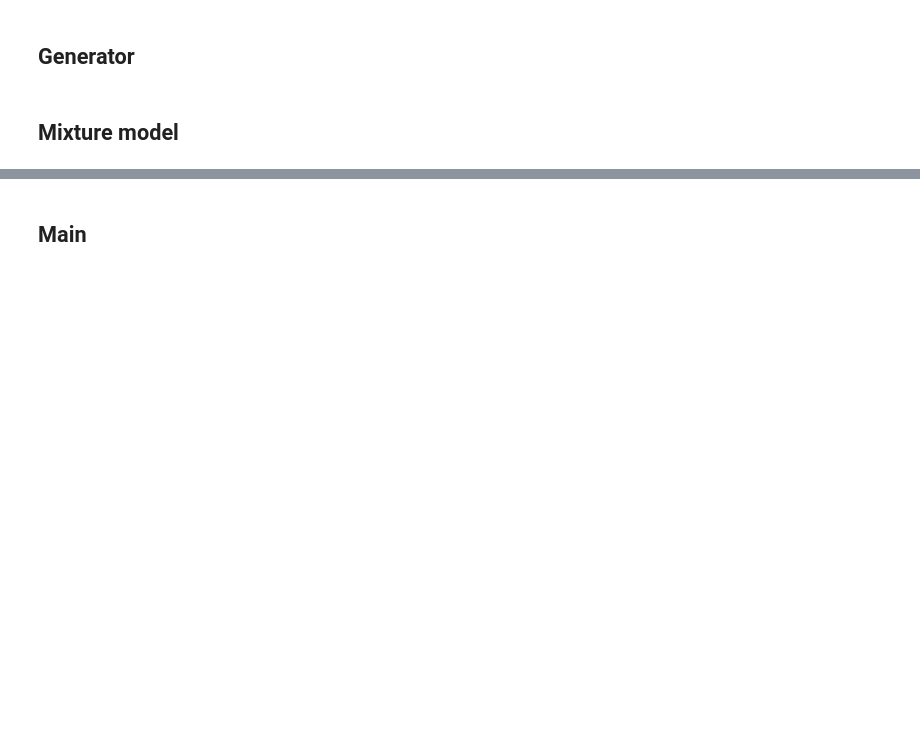
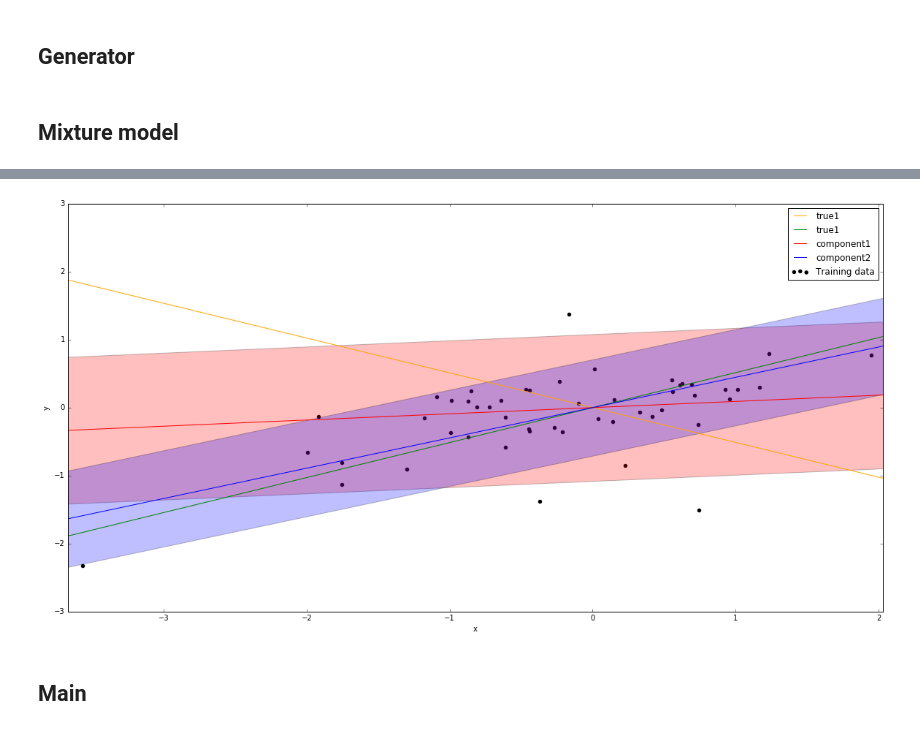
Before and after one commit to vukk/supreme-eureka, a Jupyter notebook: code.ipynb, the cells around one changed output, grey strips where cells are left out. Cells and saved outputs as stored; diff of their text form; code cells hidden in the pictures; blank space fills up the shorter version.

Commit message:
Adds some plotting.

```diff
--- a/code.ipynb
+++ b/code.ipynb
@@ -392,15 +392,15 @@ class EM_algo_MM(EM_algo):
 #         ll[2] = (1 - self.p["w"]) * (-0.5 * log(2 * pi * self.p["sigma2_2"]) * self.ndata)
 #         ll[3] = (1 - self.p["w"]) * np.sum(- 0.5 * err_2 / self.p["sigma2_2"])
 
-#         ll[0] = gamma.dot(-0.5 * log(2 * pi * self.p["sigma2_1"]) -0.5 * err_1 / self.p["sigma2_1"])
-#         ll[1] = 0
-#         ll[2] = (1 - gamma).dot(-0.5 * log(2 * pi * self.p["sigma2_2"]) -0.5 * err_2 / self.p["sigma2_2"])
-#         ll[3] = 0
+        ll[0] =       gamma.dot(-0.5 * log(2 * pi * self.p["sigma2_1"]) -0.5 * err_1 / self.p["sigma2_1"])
+        ll[1] = 0
+        ll[2] = (1 - gamma).dot(-0.5 * log(2 * pi * self.p["sigma2_2"]) -0.5 * err_2 / self.p["sigma2_2"])
+        ll[3] = 0
 
-        ll[0] = -0.5 * log(2 * pi * self.p["sigma2_1"]) * np.sum(gamma)
-        ll[1] = gamma.dot(-0.5 * err_1 / self.p["sigma2_1"])
-        ll[2] = -0.5 * log(2 * pi * self.p["sigma2_2"]) * np.sum(1 - gamma)
-        ll[3] = (1 - gamma).dot(-0.5 * err_2 / self.p["sigma2_2"])
+#         ll[0] = -0.5 * log(2 * pi * self.p["sigma2_1"]) * np.sum(gamma)
+#         ll[1] = gamma.dot(-0.5 * err_1 / self.p["sigma2_1"])
+#         ll[2] = -0.5 * log(2 * pi * self.p["sigma2_2"]) * np.sum(1 - gamma)
+#         ll[3] = (1 - gamma).dot(-0.5 * err_2 / self.p["sigma2_2"])
 
 
         ### p(z)
@@ -628,0 +599,50 @@ ValueError: logl decreased after sigma2 update
+# %%
+# generate a model for estimating the parameters of the
+# true model based on the observations (X, Y) we just made
+model = EM_algo_MM(hyperp, X, Y)
+i, logl, r = model.EM_fit()
+print("Model fit (logl %.2f) after %d iterations (%s reached)" % \
+        (logl, i, r))
+print("")
+print("MAP estimate of true model parameters:")
+model.print_p()
+print("")
+
+# if possible, plot samples, true model and estimated model
+if pdata == 1:
+    plt.figure(figsize=(20,10))
+    plt.scatter(X, Y, s=20, c='black', label="Training data")
+#         plt.scatter(X_v, Y_v, s=20, c='orange', label="Validation data")
+    x = arange(min(X)-0.1, max(X)+0.1, 0.1)
+#         print_linear_model(x, true_model.get_p()["phi"], \
+#                 true_model.get_p()["sigma2"], 'red', "True model")
+#         print_linear_model(x, model.get_p()["phi"], \
+#                 model.get_p()["sigma2"], 'blue', "Predicted model")
+
+    y = true_model.p["phi_1"] * x
+    color = 'orange'
+    plt.plot(x, y, color, label="true1")
+#     plt.fill_between(x, y + 1.96 * sqrt(true_model.p["sigma2_1"]), y - 1.96 * sqrt(true_model.p["sigma2_1"]), alpha=0.1, facecolor=color, interpolate=True)
+
+    y = true_model.p["phi_2"] * x
+    color = 'green'
+    plt.plot(x, y, color, label="true1")
+#     plt.fill_between(x, y + 1.96 * sqrt(true_model.p["sigma2_2"]), y - 1.96 * sqrt(true_model.p["sigma2_2"]), alpha=0.1, facecolor=color, interpolate=True)
+
+    # Components
+    y = model.p["phi_1"] * x
+    color = 'red'
+    plt.plot(x, y, color, label="component1")
+    plt.fill_between(x, y + 1.96 * sqrt(model.p["sigma2_1"]), y - 1.96 * sqrt(model.p["sigma2_1"]), alpha=0.25, facecolor=color, interpolate=True)
+
+    y = model.p["phi_2"] * x
+    color = 'blue'
+    plt.plot(x, y, color, label="component2")
+    plt.fill_between(x, y + 1.96 * sqrt(model.p["sigma2_2"]), y - 1.96 * sqrt(model.p["sigma2_2"]), alpha=0.25, facecolor=color, interpolate=True)
+
+    plt.legend(loc=1)
+    plt.xlim(min(x), max(x))
+    plt.xlabel("x")
+    plt.ylabel("y")
+    plt.show()
+# %% [output]
@@ -629,3 +666,4 @@ ValueError: logl decreased after sigma2 update
+[figure, added]
 # %% [markdown]
 ## Main
 # %%
```
Also changed, not shown: parts of 3 cells of this notebook.
